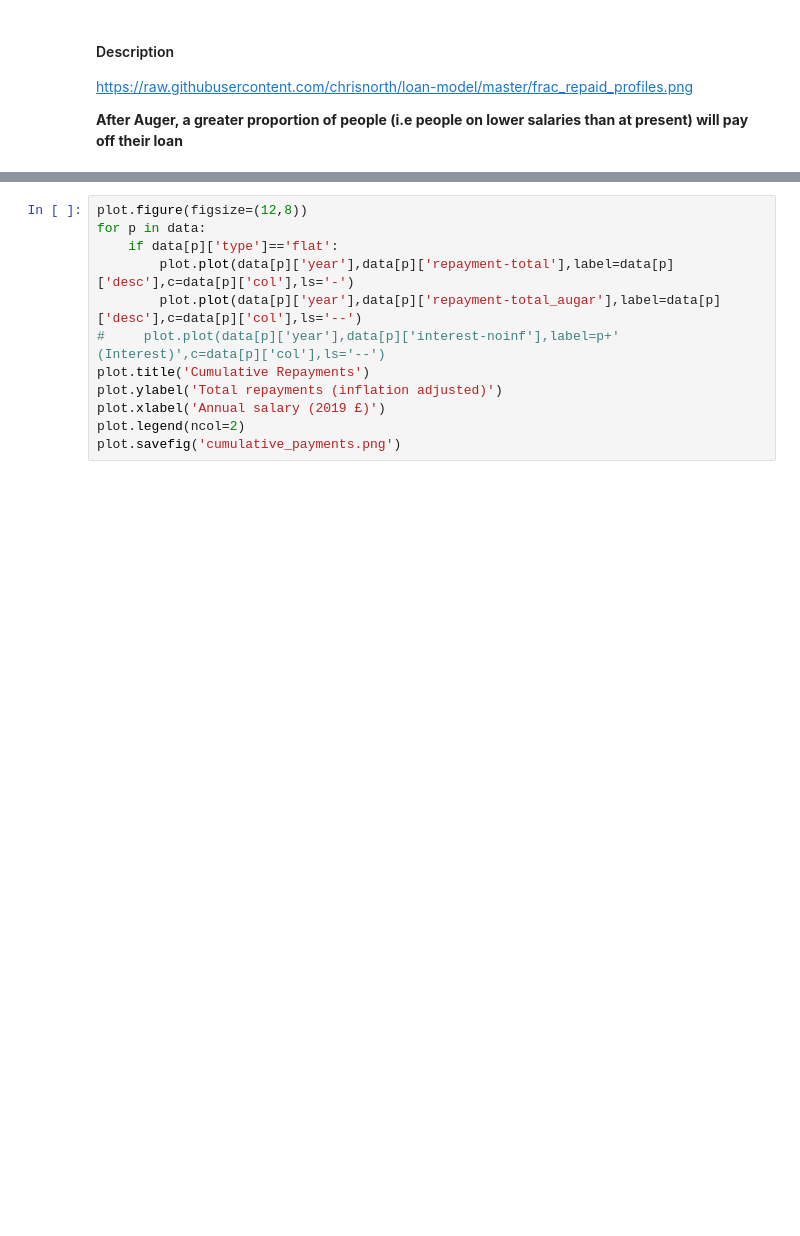
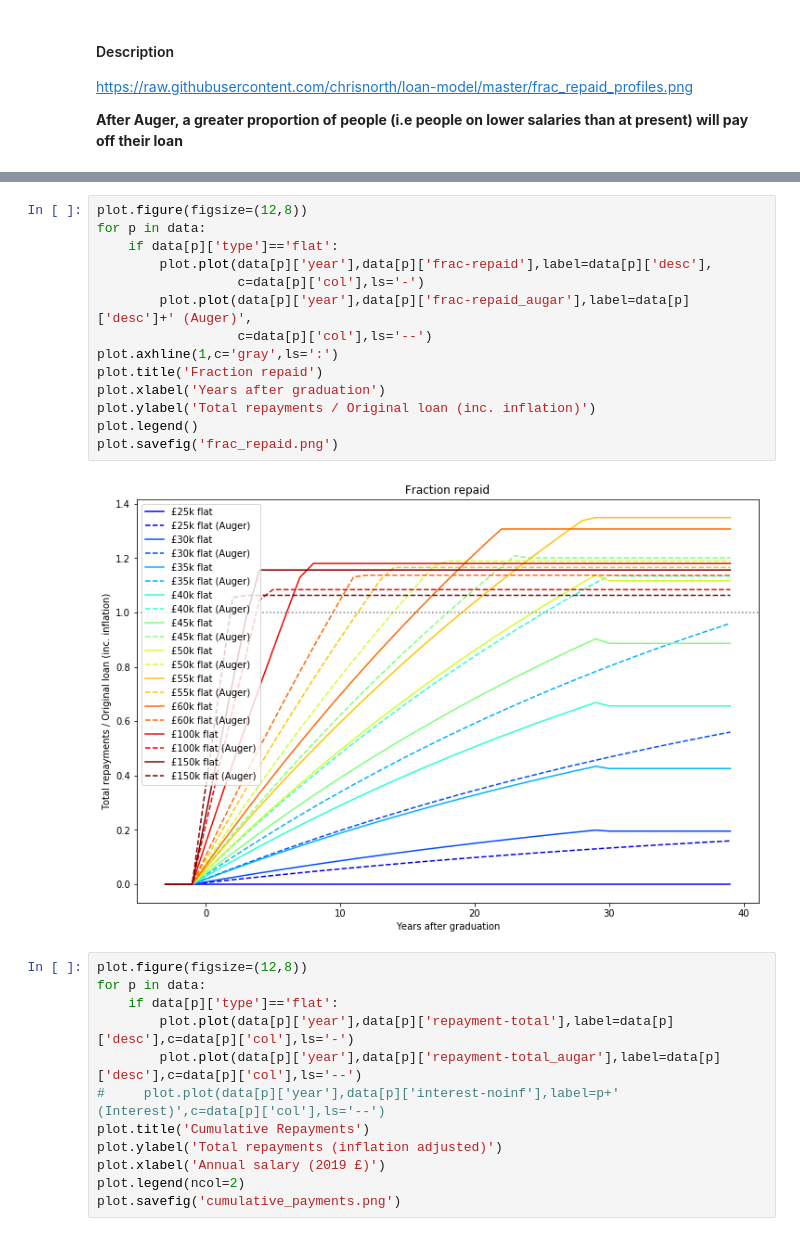
Before and after one commit to chrisnorth/loan-model, a Jupyter notebook: loan-model.ipynb, the cells around one changed output, grey strips where cells are left out. Saved outputs shown, nothing was run; the diff lists cells and outputs as text; blank space fills up the shorter version.

```diff
--- a/loan-model.ipynb
+++ b/loan-model.ipynb
@@ -465,3 +486,19 @@ https://raw.githubusercontent.com/chrisnorth/loan-model/master/frac_repaid_profi
+# %%
+plot.figure(figsize=(12,8))
+for p in data:
+    if data[p]['type']=='flat':
+        plot.plot(data[p]['year'],data[p]['frac-repaid'],label=data[p]['desc'],
+                  c=data[p]['col'],ls='-')
+        plot.plot(data[p]['year'],data[p]['frac-repaid_augar'],label=data[p]['desc']+' (Auger)',
+                  c=data[p]['col'],ls='--')
+plot.axhline(1,c='gray',ls=':')
+plot.title('Fraction repaid')
+plot.xlabel('Years after graduation')
+plot.ylabel('Total repayments / Original loan (inc. inflation)')
+plot.legend()
+plot.savefig('frac_repaid.png')
+# %% [output]
+[figure, added]
 # %%
 plot.figure(figsize=(12,8))
 for p in data:
```
Also changed, not shown: parts of 4 cells of this notebook, 2 other files.
